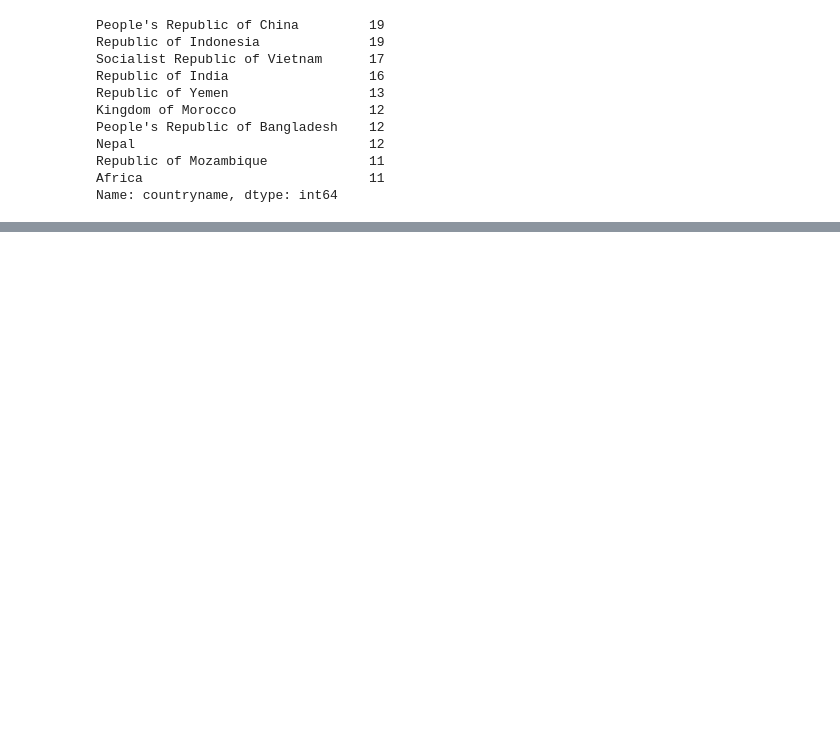
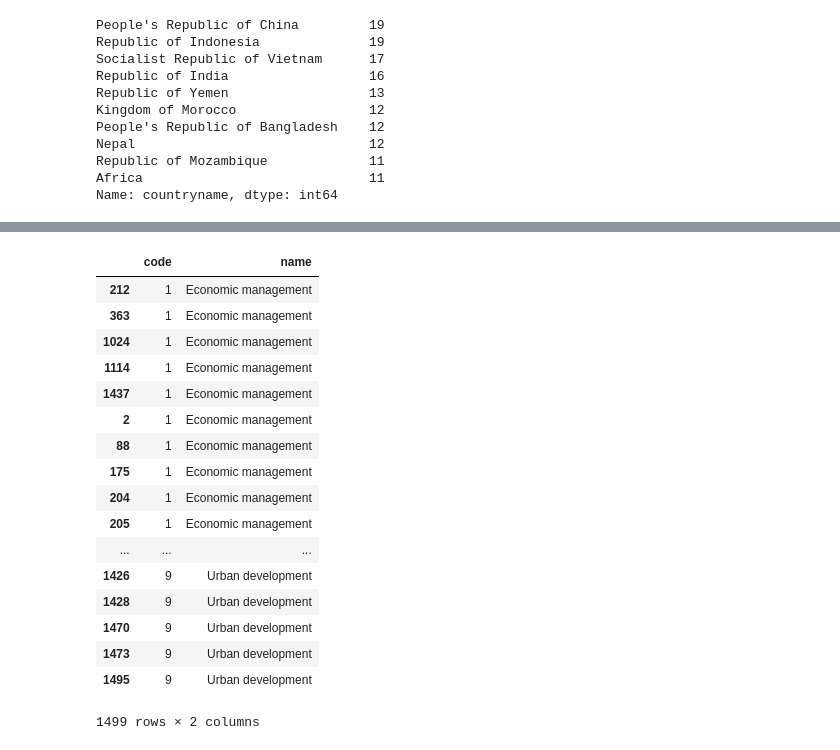
Before and after one commit to michellebonat/world-bank-json, a Jupyter notebook: json_mini_project.ipynb, the cells around one changed output, grey strips where cells are left out. Cells and saved outputs as stored; diff of their text form; code cells hidden in the pictures; blank space fills up the shorter version.

Commit message:
Finds the top 10 themes with the most projects, with and without blank codes and names being filled in.

```diff
--- a/json_mini_project.ipynb
+++ b/json_mini_project.ipynb
@@ -68,0 +76,5 @@ Name: countryname, dtype: int64
+# %%
+# load the file as text, then use normalization to create tables from nested element
+json_text= json.load(open('data/world_bank_projects.json'))
+theme_df= json_normalize(json_text, 'mjtheme_namecode')
+theme_df.info()
@@ -68,0 +117,4 @@ Name: countryname, dtype: int64
+# %%
+# sort the rows by code and missing values
+sort_theme= theme_df.sort_values(['code', 'name'], ascending=True)
+sort_theme.head(10)
@@ -68,0 +133,4 @@ Name: countryname, dtype: int64
+# %%
+# fill missing values with NaNs (added Numpy to imports in first cell above)
+sort_theme[sort_theme.name=='']= np.nan
+sort_theme.head(10)
@@ -68,0 +149,25 @@ Name: countryname, dtype: int64
+# %%
+# use the backfill method to fill in all the name fields with values, which starts
+# from the end and looks for examples to fill with. Note we cannot use forward fill
+# as the top value is NaN.
+bfilled_df= sort_theme.fillna(method='bfill')
+bfilled_df
+# %% [output]
+|  | code | name |
+| 212 | 1 | Economic management |
+| 363 | 1 | Economic management |
+| 1024 | 1 | Economic management |
+| 1114 | 1 | Economic management |
+| 1437 | 1 | Economic management |
+| 2 | 1 | Economic management |
+| 88 | 1 | Economic management |
+| 175 | 1 | Economic management |
+| 204 | 1 | Economic management |
+| 205 | 1 | Economic management |
+| ... | ... | ... |
+| 1426 | 9 | Urban development |
+| 1428 | 9 | Urban development |
+| 1470 | 9 | Urban development |
+| 1473 | 9 | Urban development |
+| 1495 | 9 | Urban development |
+1499 rows × 2 columns
```
Also changed, not shown: parts of 17 cells of this notebook.
